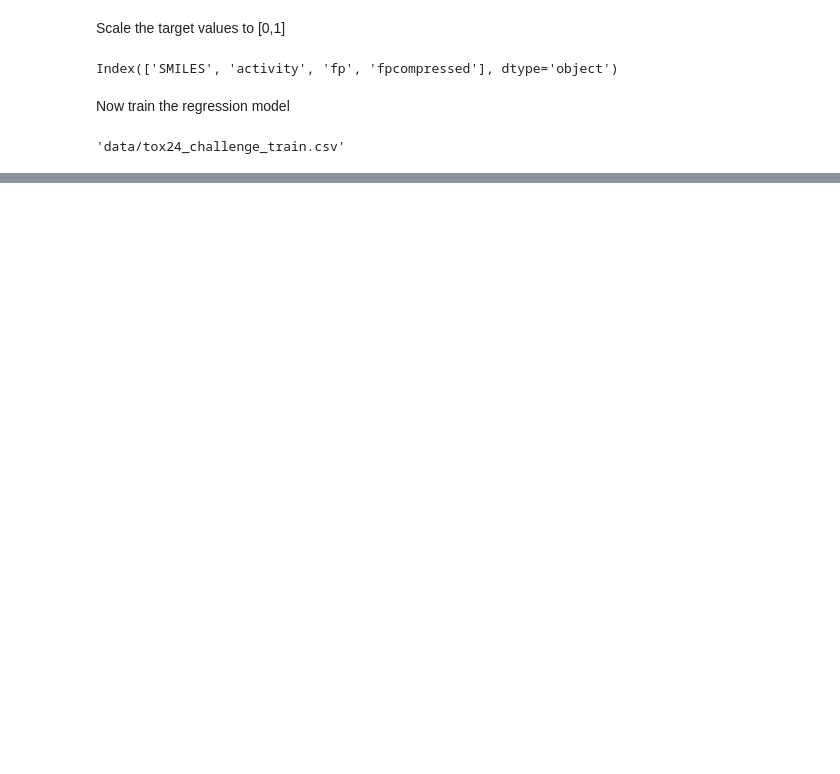
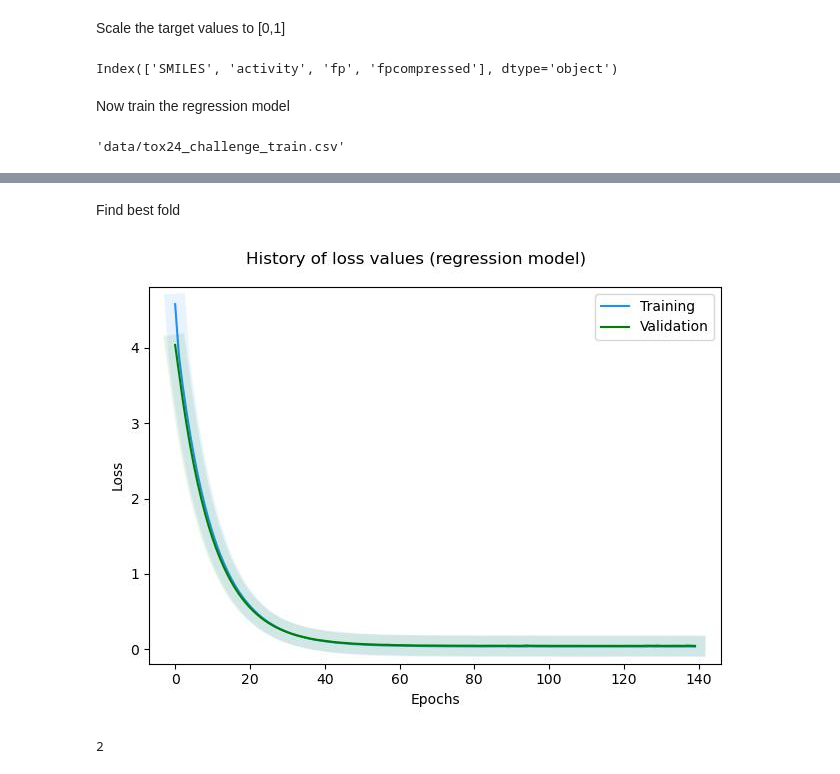
Before and after one commit to yigbt/deepFPlearn, a Jupyter notebook: example/tox24_challenge_fnn_compressed.ipynb, the cells around one changed output, grey strips where cells are left out. Saved outputs shown, nothing was run; the diff lists cells and outputs as text; code cells hidden in the pictures; blank space fills up the shorter version.

Commit message:
Add a jupyter notebook for the tox24 challenge with initial training for FNN, compressed features and specific AE training

```diff
--- a/example/tox24_challenge_fnn_compressed.ipynb
+++ b/example/tox24_challenge_fnn_compressed.ipynb
@@ -13,0 +31,2 @@ We are doing the following steps
+# %%
+base_out_dir = 'data/output/fnn_compressed/'
@@ -248,0 +187,22 @@ INFO:tensorflow:Assets written to: data/output/activity_saved_model/assets
+# %% [markdown]
+Find best fold
+# %%
+def find_files(directory, pattern):
+    for root, dirs, files in os.walk(directory):
+        for basename in files:
+            if fnmatch.fnmatch(basename, pattern):
+                filename = os.path.join(root, basename)
+                yield filename
+
+
+best_fold = 0
+for filename in find_files(base_out_dir, '*.best.model.weights*'):
+    filename_split = filename.split('.')
+    best_fold = int(filename_split[0][-1])
+    img_file = filename_split[0] + '.history.jpg'
+    img = Image(filename=img_file)
+    display(img)
+best_fold
+# %% [output]
+[figure, added]
+2
```
Also changed, not shown: parts of 26 cells of this notebook, 1 other file.
